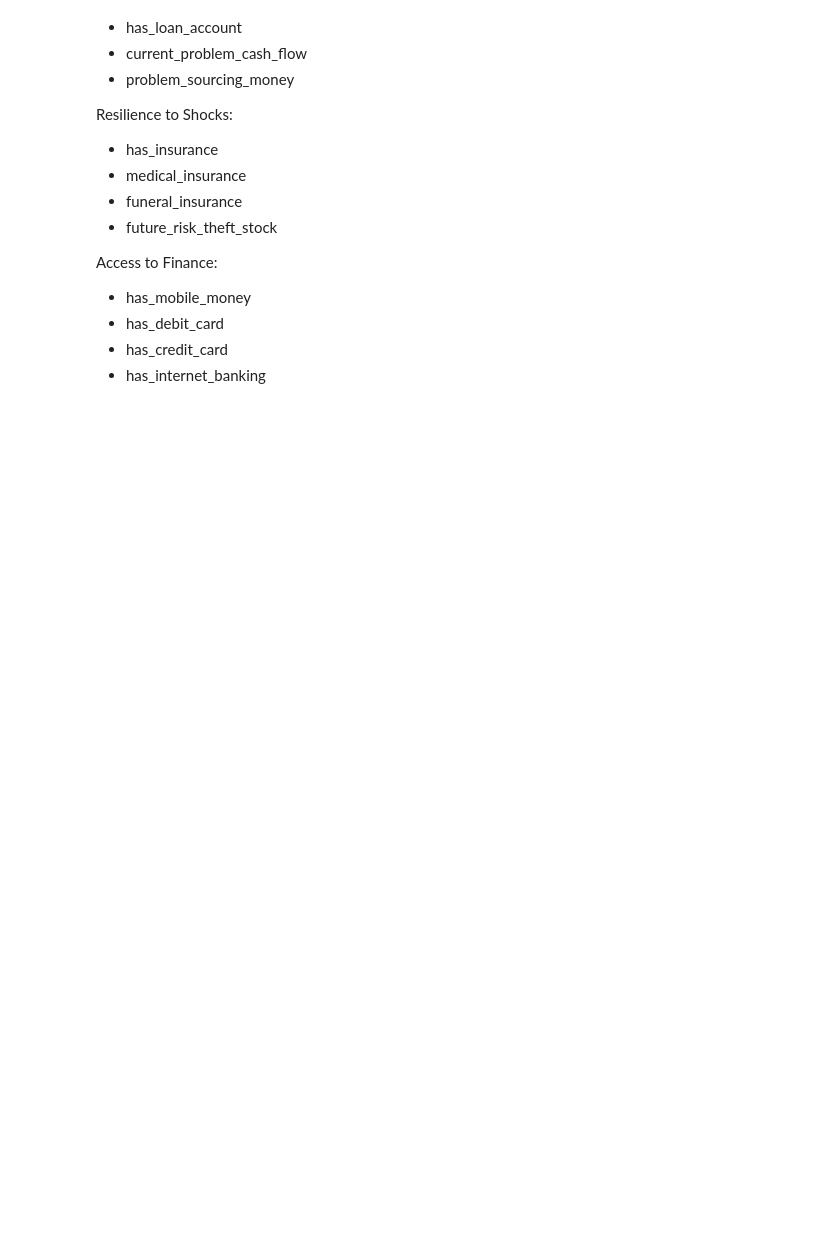
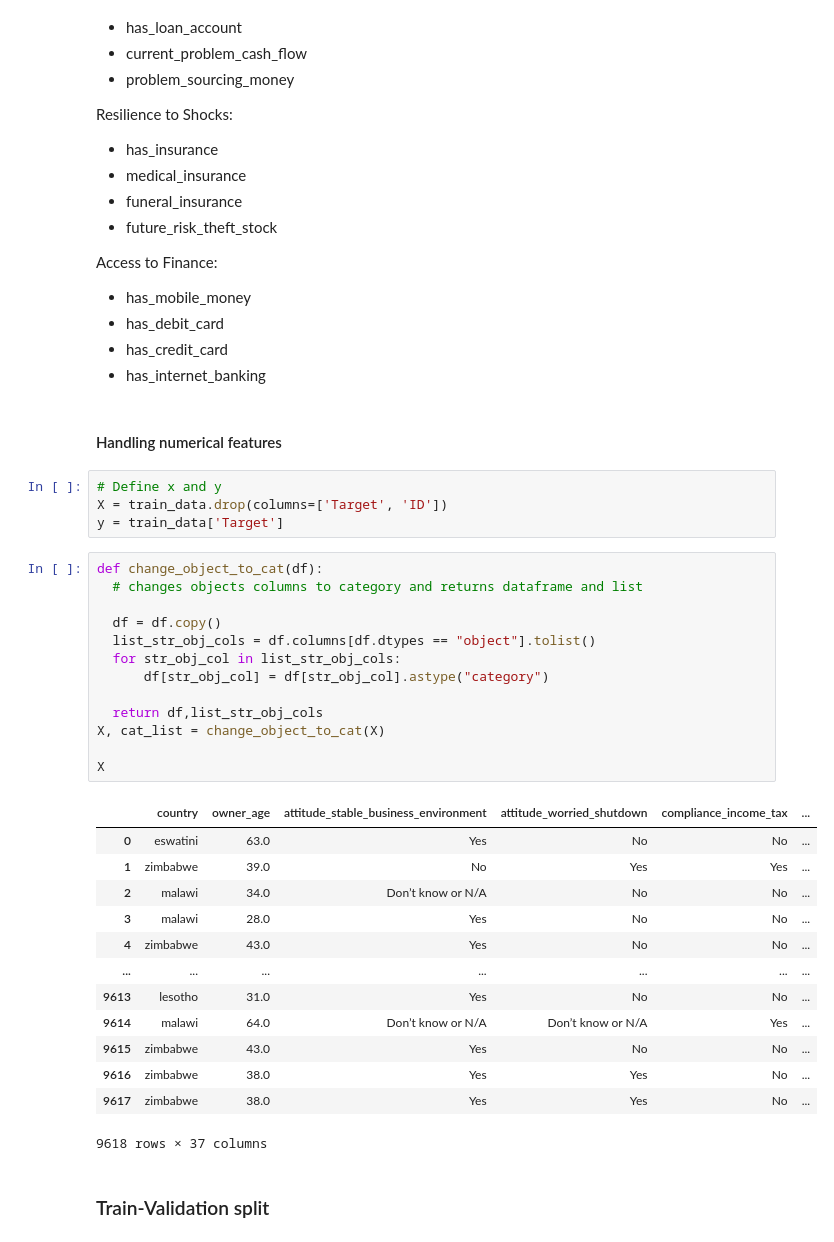
Before and after one commit to Victoria-ui227/financial_health_predictionChallenge, a Jupyter notebook: notebook1.ipynb, the cells around one changed output. Cells and saved outputs as stored; diff of their text form; blank space fills up the shorter version.

```diff
--- a/notebook1.ipynb
+++ b/notebook1.ipynb
@@ -315,3 +319,38 @@ Access to Finance:
 - has_debit_card
 - has_credit_card
 - has_internet_banking
+# %% [markdown]
+#### Handling numerical features
+# %%
+# Define x and y
+X = train_data.drop(columns=['Target', 'ID'])
+y = train_data['Target']
+# %%
+def change_object_to_cat(df):
+  # changes objects columns to category and returns dataframe and list
+
+  df = df.copy()
+  list_str_obj_cols = df.columns[df.dtypes == "object"].tolist()
+  for str_obj_col in list_str_obj_cols:
+      df[str_obj_col] = df[str_obj_col].astype("category")
+
+  return df,list_str_obj_cols
+X, cat_list = change_object_to_cat(X)
+
+X
+# %% [output]
+|  | country | owner_age | attitude_stable_business_environment | attitude_worried_shutdown | compliance_income_tax | ... |
+| 0 | eswatini | 63.0 | Yes | No | No | ... |
+| 1 | zimbabwe | 39.0 | No | Yes | Yes | ... |
+| 2 | malawi | 34.0 | Don’t know or N/A | No | No | ... |
+| 3 | malawi | 28.0 | Yes | No | No | ... |
+| 4 | zimbabwe | 43.0 | Yes | No | No | ... |
+| ... | ... | ... | ... | ... | ... | ... |
+| 9613 | lesotho | 31.0 | Yes | No | No | ... |
+| 9614 | malawi | 64.0 | Don’t know or N/A | Don’t know or N/A | Yes | ... |
+| 9615 | zimbabwe | 43.0 | Yes | No | No | ... |
+| 9616 | zimbabwe | 38.0 | Yes | Yes | No | ... |
+| 9617 | zimbabwe | 38.0 | Yes | Yes | No | ... |
+9618 rows × 37 columns
+# %% [markdown]
+### Train-Validation split
```
Also changed, not shown: parts of 28 cells of this notebook, 1 other file.
